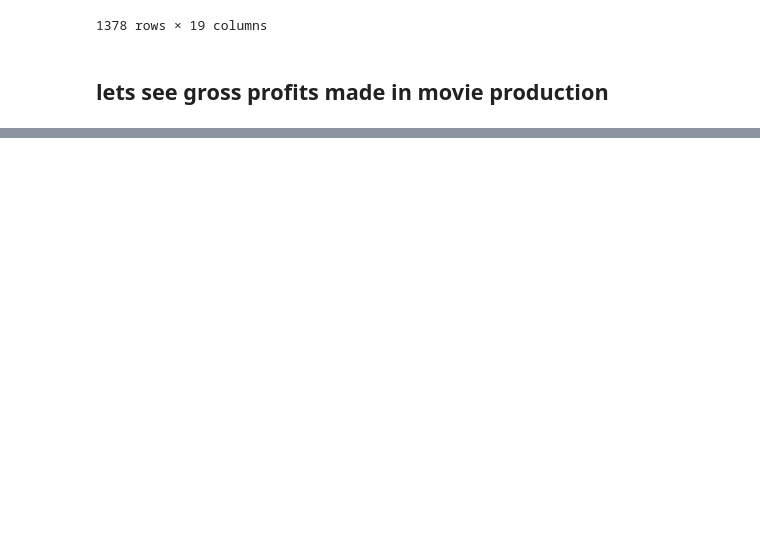
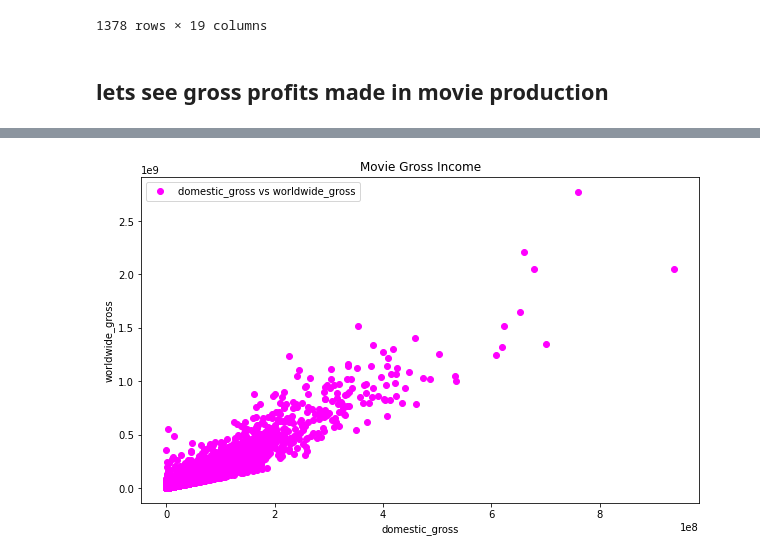
Before and after one commit to JEr1yAnalst/dsc-phase-1-Project-Microsoft-Film-Analysis-, a Jupyter notebook: student.ipynb, the cells around one changed output, grey strips where cells are left out. Drawn from its saved outputs; the diff is of its cells as text; code cells hidden in the pictures; blank space fills up the shorter version.

```diff
--- a/student.ipynb
+++ b/student.ipynb
@@ -607,0 +622,3 @@ movie_budgets['profit'] = movie_budgets['worldwide_gross'] - movie_budgets['prod
+# %%
+movie_budgets['profit'] = sorted(movie_budgets['profit'], reverse=True)
+movie_budgets['profit']
@@ -607,0 +638,12 @@ movie_budgets['profit'] = movie_budgets['worldwide_gross'] - movie_budgets['prod
+# %%
+# show correlation between domestic_gross and worldwide_gross
+plt.figure(figsize=(10,6))
+plt.scatter(data=movie_budgets, x='domestic_gross', y='worldwide_gross', color='magenta')
+
+plt.xlabel('domestic_gross')
+plt.ylabel('worldwide_gross')
+plt.title('Movie Gross Income')
+plt.legend(['domestic_gross vs worldwide_gross'])
+plt.show();
+# %% [output]
+[figure, added]
```
Also changed, not shown: parts of 5 cells of this notebook.
